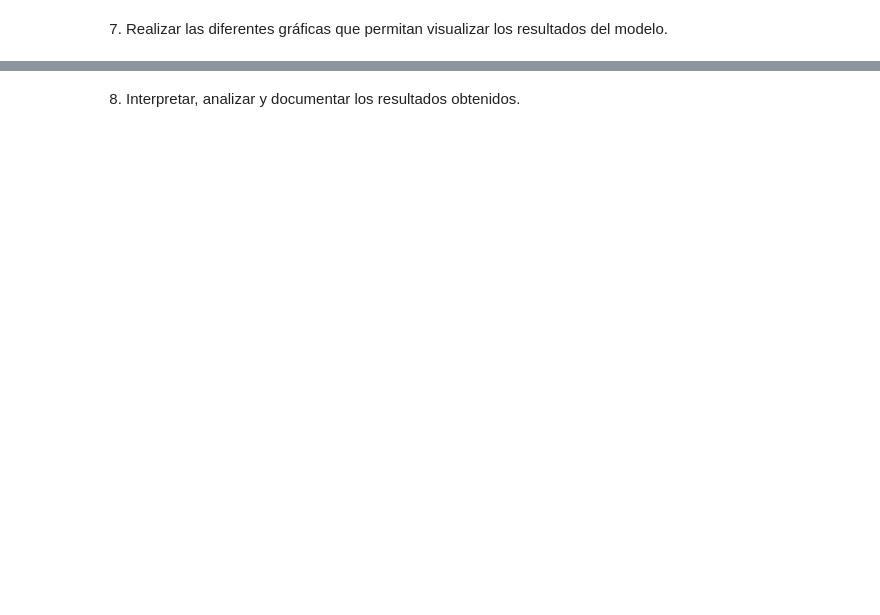
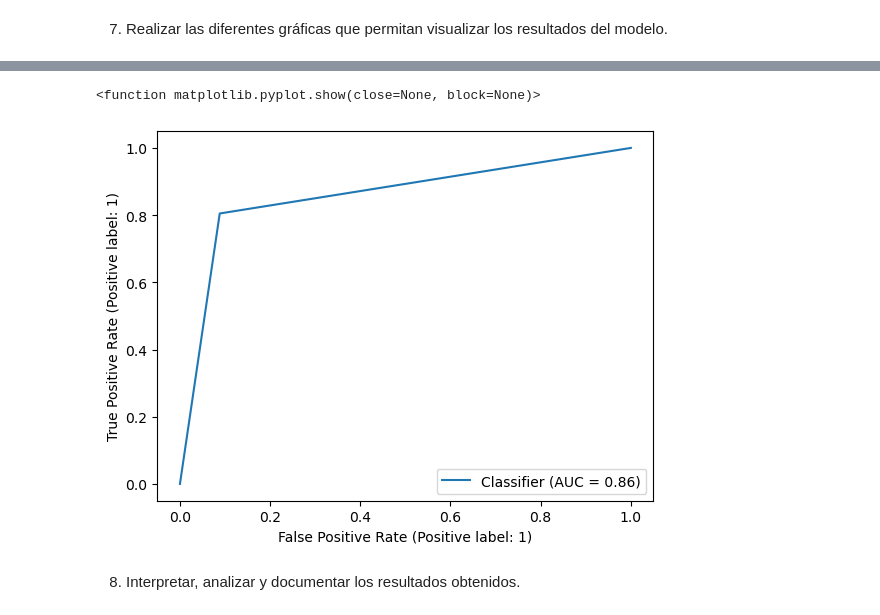
Before and after one commit to FelixRosalesG/ProyectoAlgoritmosSupervisado, a Jupyter notebook: RegresionLogistica_T3.ipynb, the cells around one changed output, grey strips where cells are left out. Drawn from its saved outputs; the diff is of its cells as text; code cells hidden in the pictures; blank space fills up the shorter version.

```diff
--- a/RegresionLogistica_T3.ipynb
+++ b/RegresionLogistica_T3.ipynb
@@ -235,2 +285,9 @@ NameError: name 'LogisticRegression' is not defined
+# %%
+from sklearn.metrics import RocCurveDisplay
+RocCurveDisplay.from_predictions(ejeY_test, prediccion)
+mplot.show
+# %% [output]
+<function matplotlib.pyplot.show(close=None, block=None)>
+[figure, added]
 # %% [markdown]
 8. Interpretar, analizar y documentar los resultados obtenidos.
```
Also changed, not shown: parts of 8 cells of this notebook, 1 other file.
